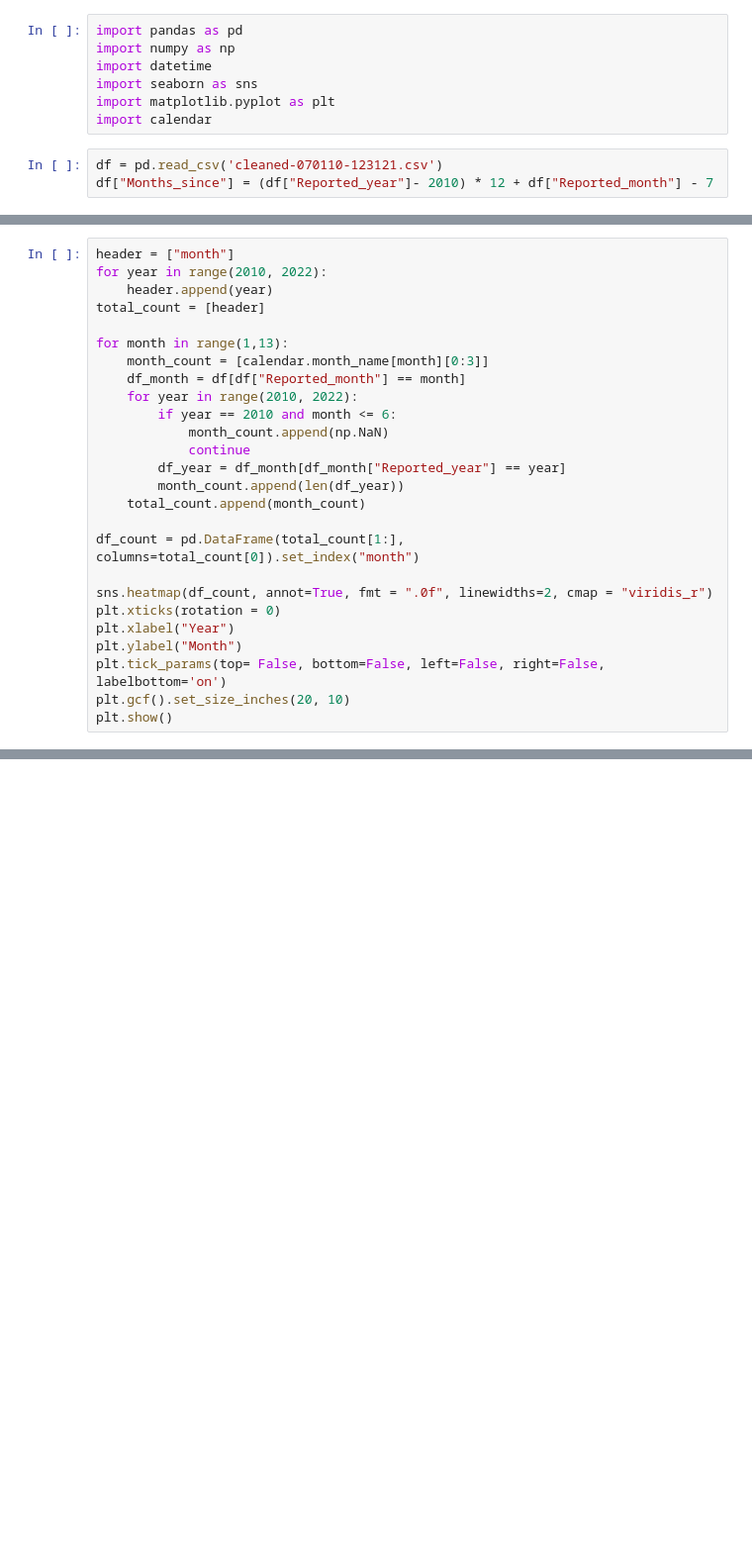
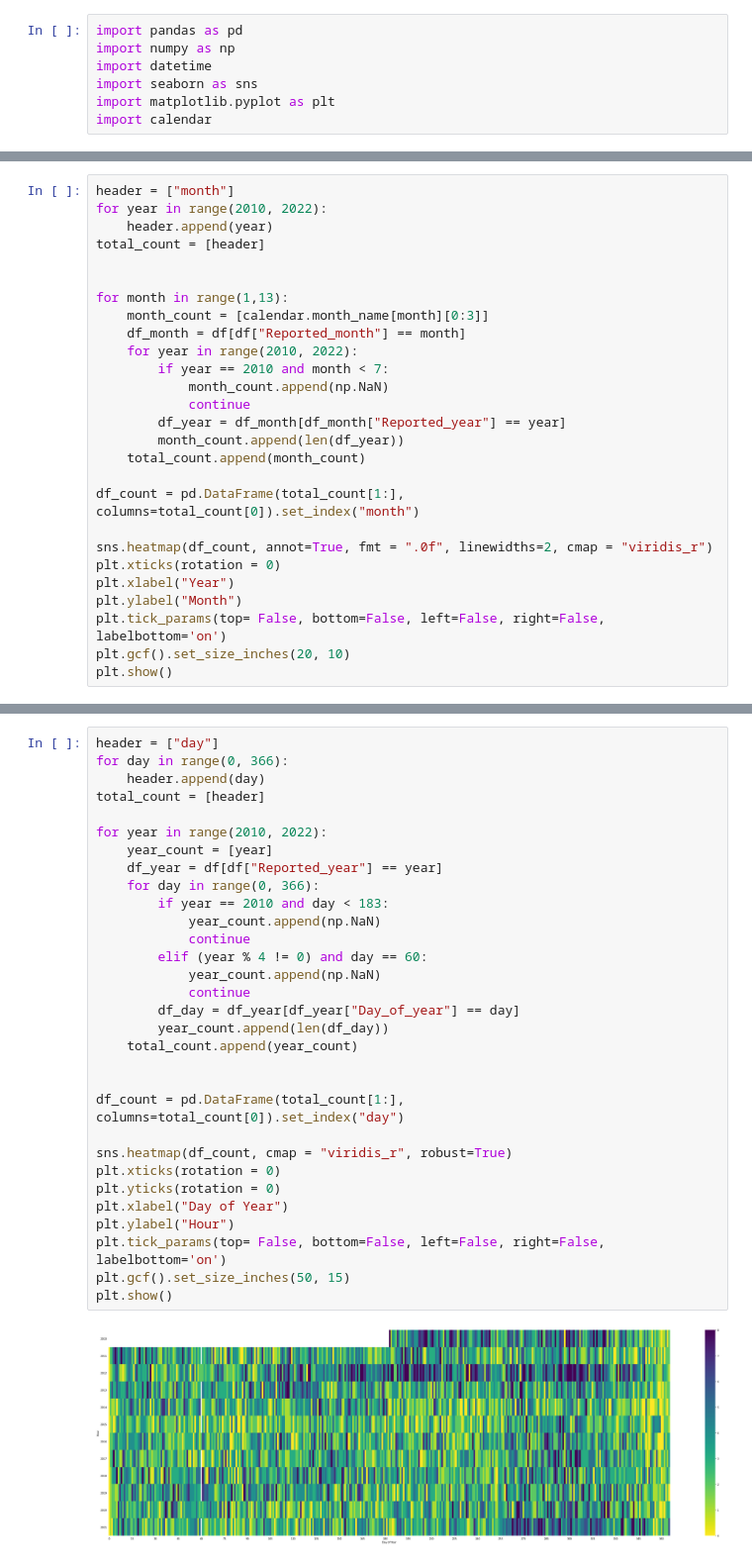
Before and after one commit to UCOpenData/NewCPD, a Jupyter notebook: heatmaps.ipynb, the cells around one changed output, grey strips where cells are left out. Shown at 99% size. Saved outputs shown, nothing was run; the diff lists cells and outputs as text; blank space fills up the shorter version.

Commit message:
Added Traffic Data

```diff
--- a/heatmaps.ipynb
+++ b/heatmaps.ipynb
@@ -5,6 +5,3 @@ import datetime
 import seaborn as sns
 import matplotlib.pyplot as plt
 import calendar
-# %%
-df = pd.read_csv('cleaned-070110-123121.csv')
-df["Months_since"] = (df["Reported_year"]- 2010) * 12 + df["Reported_month"] - 7
@@ -14,11 +37,12 @@ for year in range(2010, 2022):
     header.append(year)
 total_count = [header]
 
+
 for month in range(1,13):
     month_count = [calendar.month_name[month][0:3]]
     df_month = df[df["Reported_month"] == month]
     for year in range(2010, 2022):
-        if year == 2010 and month <= 6:
+        if year == 2010 and month < 7:
             month_count.append(np.NaN)
             continue
         df_year = df_month[df_month["Reported_year"] == year]
@@ -64,0 +101,33 @@ plt.show()
+# %%
+header = ["day"]
+for day in range(0, 366):
+    header.append(day)
+total_count = [header]
+
+for year in range(2010, 2022):
+    year_count = [year]
+    df_year = df[df["Reported_year"] == year]
+    for day in range(0, 366):
+        if year == 2010 and day < 183:
+            year_count.append(np.NaN)
+            continue
+        elif (year % 4 != 0) and day == 60:
+            year_count.append(np.NaN)
+            continue
+        df_day = df_year[df_year["Day_of_year"] == day]
+        year_count.append(len(df_day))
+    total_count.append(year_count)
+
+
+df_count = pd.DataFrame(total_count[1:], columns=total_count[0]).set_index("day")
+
+sns.heatmap(df_count, cmap = "viridis_r", robust=True)
+plt.xticks(rotation = 0)
+plt.yticks(rotation = 0)
+plt.xlabel("Day of Year")
+plt.ylabel("Hour")
+plt.tick_params(top= False, bottom=False, left=False, right=False, labelbottom='on')
+plt.gcf().set_size_inches(50, 15)
+plt.show()
+# %% [output]
+[figure, added]
```
Also changed, not shown: parts of 4 cells of this notebook, 5 other files.
